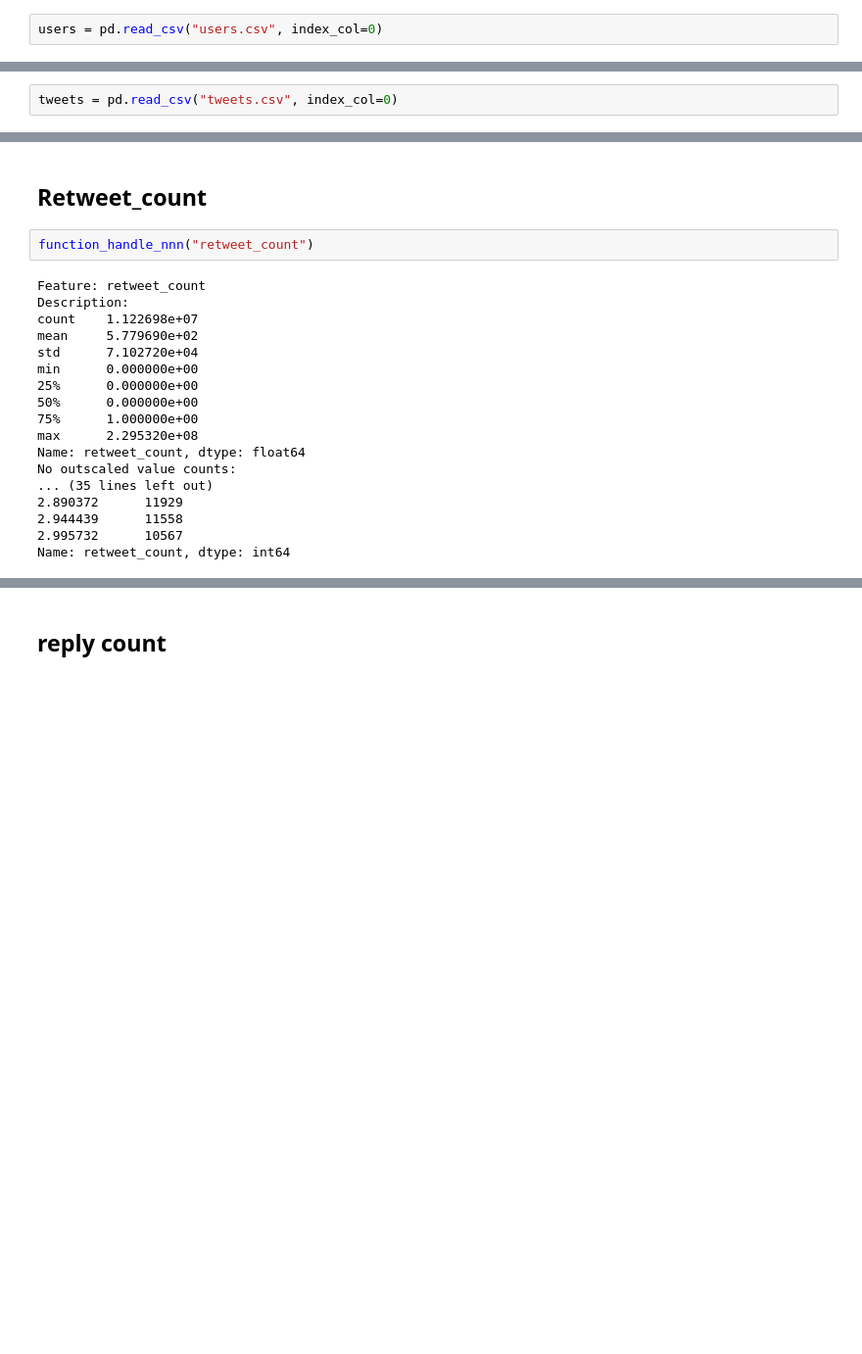
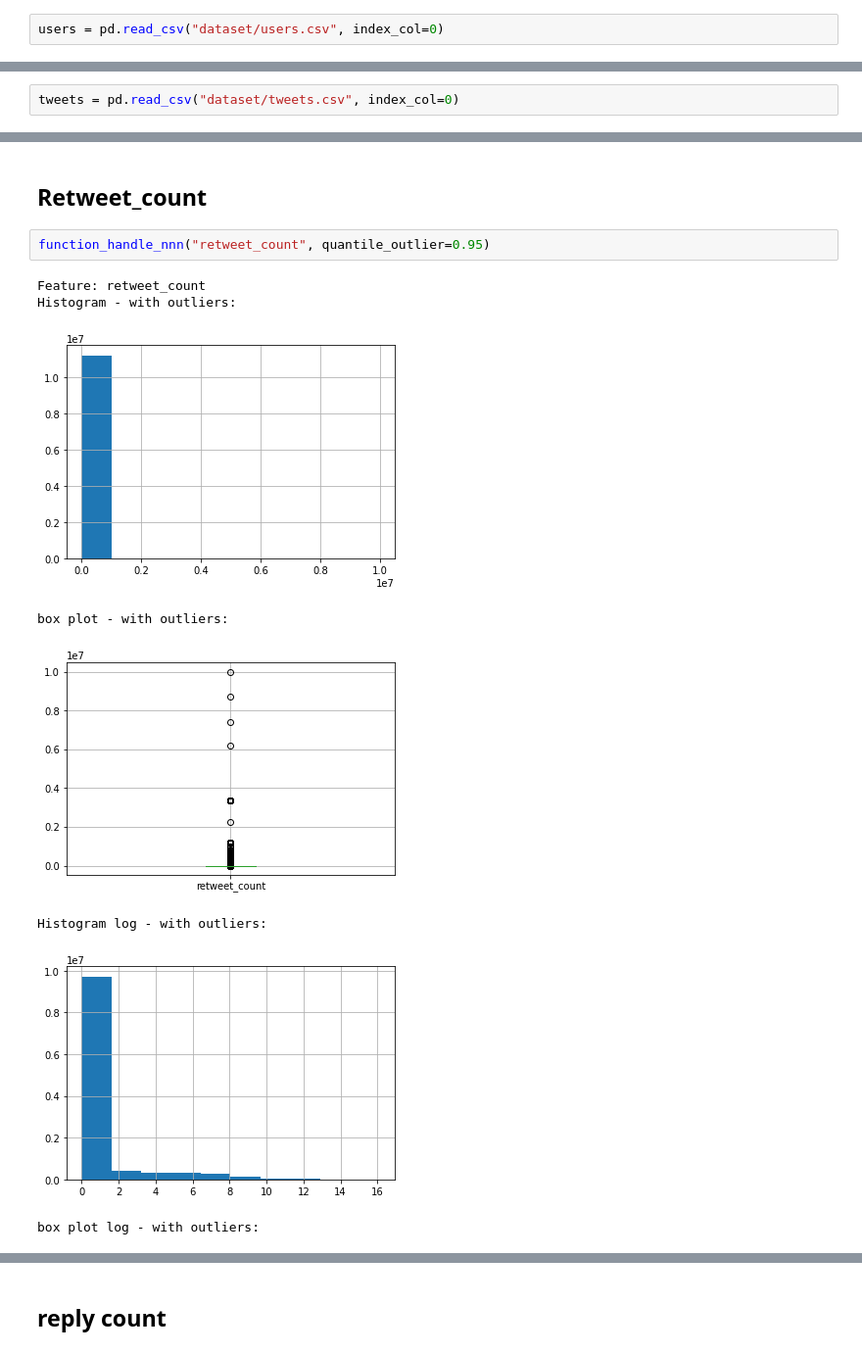
Before and after one commit to Andrew-Wyn/Data_Mining_22_23, a Jupyter notebook: DataUnderstanding.ipynb, the cells around one changed output, grey strips where cells are left out. Shown at 98% size. Drawn from its saved outputs; the diff is of its cells as text; blank space fills up the shorter version.

```diff
--- a/DataUnderstanding.ipynb
+++ b/DataUnderstanding.ipynb
@@ -9,7 +9,7 @@ import matplotlib.pyplot as plt
 
 from sklearn.preprocessing import StandardScaler
 # %%
-users = pd.read_csv("users.csv", index_col=0)
+users = pd.read_csv("dataset/users.csv", index_col=0)
 # %%
 users.head()
 # %% [output]
@@ -424,7 +424,7 @@ memory usage: 797.5+ KB
 # %% [markdown]
 # Tweets
 # %%
-tweets = pd.read_csv("tweets.csv", index_col=0)
+tweets = pd.read_csv("dataset/tweets.csv", index_col=0)
 # %%
 tweets.head()
 # %% [output]
@@ -790,22 +792,13 @@ def function_handle_nnn(feature_name = None, upperscale_bound=1e7, quantile_outl
 # %% [markdown]
 ## Retweet_count
 # %%
-function_handle_nnn("retweet_count")
+function_handle_nnn("retweet_count", quantile_outlier=0.95)
 # %% [output]
 Feature: retweet_count
-Description:
-count    1.122698e+07
-mean     5.779690e+02
-std      7.102720e+04
-min      0.000000e+00
-25%      0.000000e+00
-50%      0.000000e+00
-75%      1.000000e+00
-max      2.295320e+08
-Name: retweet_count, dtype: float64
-No outscaled value counts:
-... (35 lines left out)
-2.890372      11929
-2.944439      11558
-2.995732      10567
-Name: retweet_count, dtype: int64
+Histogram - with outliers:
+[figure, added]
+box plot - with outliers:
+[figure, added]
+Histogram log - with outliers:
+[figure, added]
+box plot log - with outliers:
```
Also changed, not shown: parts of 20 cells of this notebook, 1 other file.
